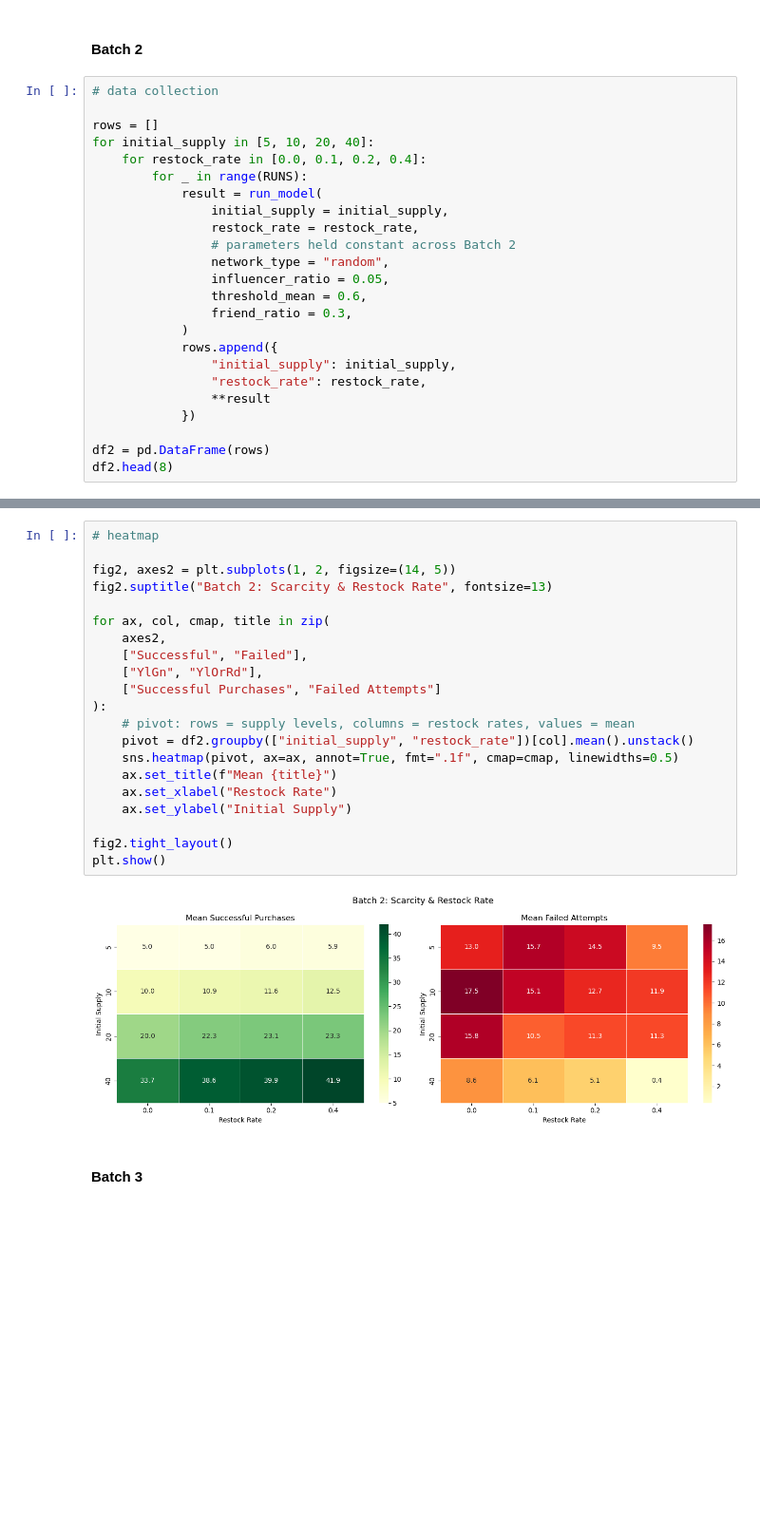
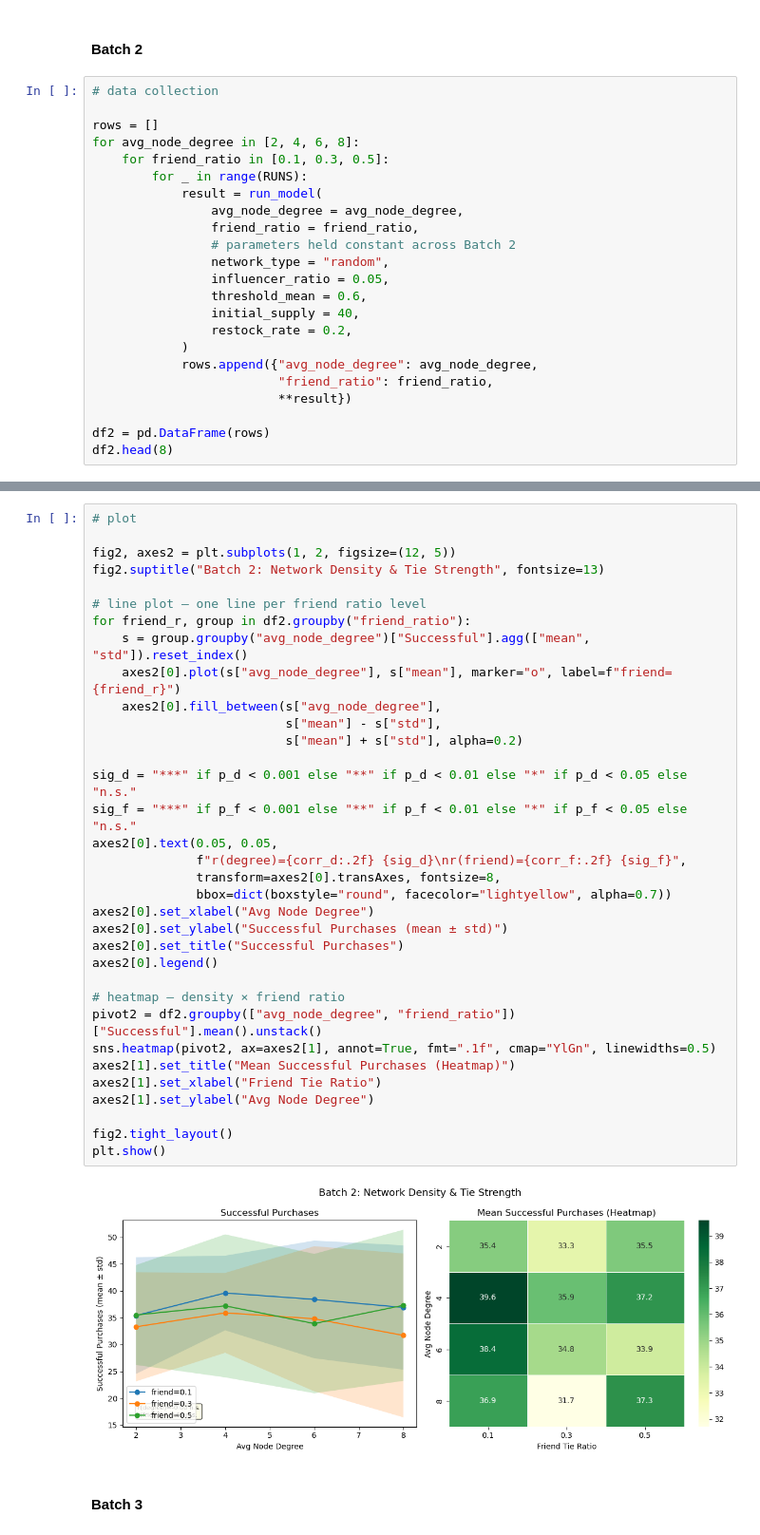
Before and after one commit to anniek8/MACS40550_ABM, a Jupyter notebook: FinalProject/batch_run.ipynb, the cells around one changed output, grey strips where cells are left out. Shown at 95% size. Cells and saved outputs as stored; diff of their text form; blank space fills up the shorter version.

Commit message:
update batch run

```diff
--- a/FinalProject/batch_run.ipynb
+++ b/FinalProject/batch_run.ipynb
@@ -163,23 +164,22 @@ plt.show()
 # data collection
 
 rows = []
-for initial_supply in [5, 10, 20, 40]:
-    for restock_rate in [0.0, 0.1, 0.2, 0.4]:
+for avg_node_degree in [2, 4, 6, 8]:
+    for friend_ratio in [0.1, 0.3, 0.5]:
         for _ in range(RUNS):
             result = run_model(
-                initial_supply = initial_supply,
-                restock_rate = restock_rate,
+                avg_node_degree = avg_node_degree,
+                friend_ratio = friend_ratio,
                 # parameters held constant across Batch 2
                 network_type = "random",
                 influencer_ratio = 0.05,
                 threshold_mean = 0.6,
-                friend_ratio = 0.3,
+                initial_supply = 40,
+                restock_rate = 0.2,
             )
-            rows.append({
-                "initial_supply": initial_supply,
-                "restock_rate": restock_rate,
-                **result
-            })
+            rows.append({"avg_node_degree": avg_node_degree,
+                         "friend_ratio": friend_ratio,
+                         **result})
 
 df2 = pd.DataFrame(rows)
 df2.head(8)
@@ -223,26 +221,39 @@ T-tests: restock=0.0 vs restock=0.4 at each supply level:
 # %%
-# heatmap
+# plot
 
-fig2, axes2 = plt.subplots(1, 2, figsize=(14, 5))
-fig2.suptitle("Batch 2: Scarcity & Restock Rate", fontsize=13)
+fig2, axes2 = plt.subplots(1, 2, figsize=(12, 5))
+fig2.suptitle("Batch 2: Network Density & Tie Strength", fontsize=13)
 
-for ax, col, cmap, title in zip(
-    axes2,
-    ["Successful", "Failed"],
-    ["YlGn", "YlOrRd"],
-    ["Successful Purchases", "Failed Attempts"]
-):
-    # pivot: rows = supply levels, columns = restock rates, values = mean
-    pivot = df2.groupby(["initial_supply", "restock_rate"])[col].mean().unstack()
-    sns.heatmap(pivot, ax=ax, annot=True, fmt=".1f", cmap=cmap, linewidths=0.5)
-    ax.set_title(f"Mean {title}")
-    ax.set_xlabel("Restock Rate")
-    ax.set_ylabel("Initial Supply")
+# line plot — one line per friend ratio level
+for friend_r, group in df2.groupby("friend_ratio"):
+    s = group.groupby("avg_node_degree")["Successful"].agg(["mean", "std"]).reset_index()
+    axes2[0].plot(s["avg_node_degree"], s["mean"], marker="o", label=f"friend={friend_r}")
+    axes2[0].fill_between(s["avg_node_degree"],
+                          s["mean"] - s["std"],
+                          s["mean"] + s["std"], alpha=0.2)
+
+sig_d = "***" if p_d < 0.001 else "**" if p_d < 0.01 else "*" if p_d < 0.05 else "n.s."
+sig_f = "***" if p_f < 0.001 else "**" if p_f < 0.01 else "*" if p_f < 0.05 else "n.s."
+axes2[0].text(0.05, 0.05,
+              f"r(degree)={corr_d:.2f} {sig_d}\nr(friend)={corr_f:.2f} {sig_f}",
+              transform=axes2[0].transAxes, fontsize=8,
+              bbox=dict(boxstyle="round", facecolor="lightyellow", alpha=0.7))
+axes2[0].set_xlabel("Avg Node Degree")
+axes2[0].set_ylabel("Successful Purchases (mean ± std)")
+axes2[0].set_title("Successful Purchases")
+axes2[0].legend()
+
+# heatmap — density × friend ratio
+pivot2 = df2.groupby(["avg_node_degree", "friend_ratio"])["Successful"].mean().unstack()
+sns.heatmap(pivot2, ax=axes2[1], annot=True, fmt=".1f", cmap="YlGn", linewidths=0.5)
+axes2[1].set_title("Mean Successful Purchases (Heatmap)")
+axes2[1].set_xlabel("Friend Tie Ratio")
+axes2[1].set_ylabel("Avg Node Degree")
 
 fig2.tight_layout()
 plt.show()
 # %% [output]
-[figure, old version]
+[figure, new version]
 # %% [markdown]
 #### Batch 3
 # %%
```
Also changed, not shown: parts of 7 cells of this notebook.
